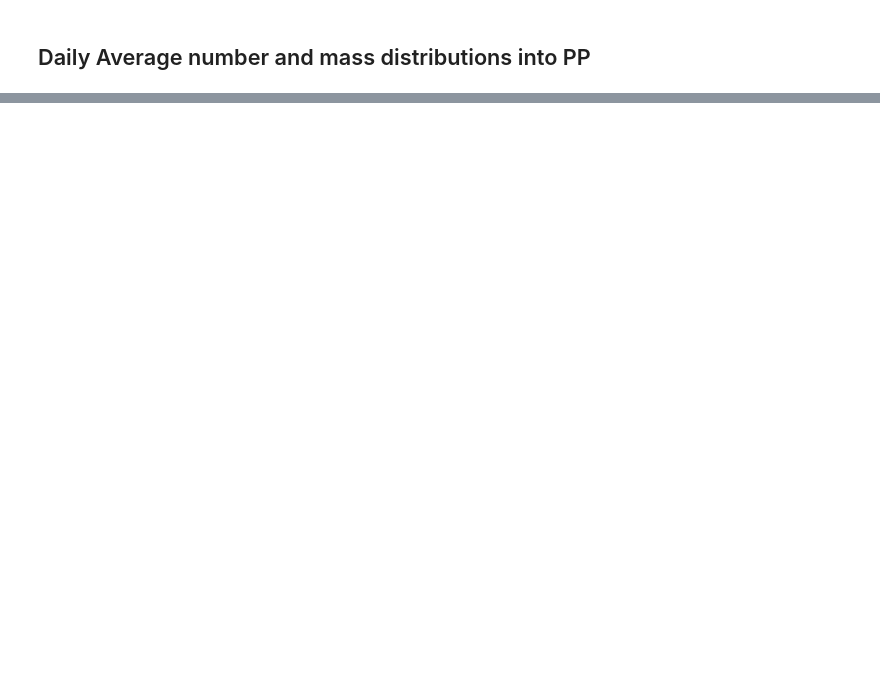
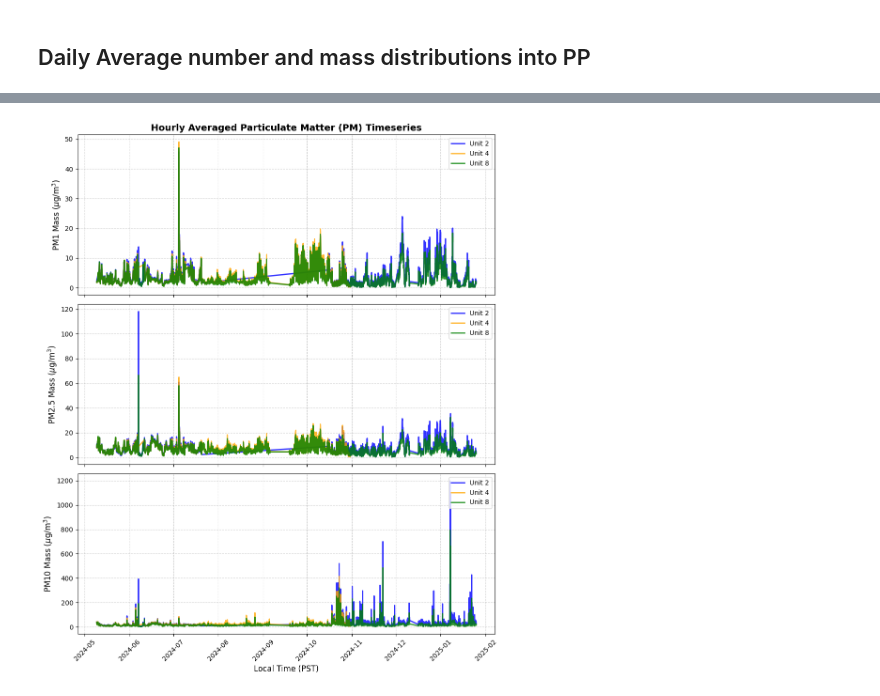
Before and after one commit to georgia-rg/opc_analysis, a Jupyter notebook: opc_analysis.ipynb, the cells around one changed output, grey strips where cells are left out. Cells and saved outputs as stored; diff of their text form; code cells hidden in the pictures; blank space fills up the shorter version.

```diff
--- a/opc_analysis.ipynb
+++ b/opc_analysis.ipynb
@@ -139,0 +144,90 @@ Presentation generated successfully! Saved ONLY to: C:\Users\GeorgiaRg\Documents
+# %%
+# Put the dataframes into a dictionary for easy iteration
+units_data = {
+    'Unit 2': df_unit2,
+    'Unit 4': df_unit4,
+    'Unit 8': df_unit8
+}
+
+# Dictionaries to store the hourly averaged PM timeseries
+pm1_hourly = {}
+pm25_hourly = {}
+pm10_hourly = {}
+
+for unit_name, df in units_data.items():
+    if 'local_time_pst' in df.columns:
+        df_temp = df.set_index('local_time_pst')
+    else:
+        df_temp = df.copy()
+
+    df_temp.index = pd.to_datetime(df_temp.index)
+
+    # Extract bin boundaries (Dp)
+    dp_boundaries = np.array([float(col) for col in df_temp.columns])
+
+    last_ratio = dp_boundaries[-1] / dp_boundaries[-2]
+    dp_upper = np.append(dp_boundaries[1:], dp_boundaries[-1] * last_ratio)
+    dp_lower = dp_boundaries
+    dp_geo_mean = np.sqrt(dp_lower * dp_upper)
+
+    # Raw counts (dN) for each bin
+    raw_counts = df_temp.values
+
+    # Calculate dM for each bin
+    dM = raw_counts * (np.pi / 6) * (dp_geo_mean**3) * 1e-9 * 1.0
+    df_dM = pd.DataFrame(dM, columns=dp_boundaries, index=df_temp.index)
+
+    # Masks for PM1, PM2.5, PM10
+    mask_pm1 = dp_upper <= 1000
+    mask_pm25 = dp_upper <= 2500
+    mask_pm10 = dp_upper <= 10000
+
+    # Calculate raw sums for each timestep
+    # We replace 0 with np.nan here so that missing data doesn't artificially lower the hourly mean.
+    pm1_raw = df_dM.loc[:, mask_pm1].sum(axis=1).replace(0, np.nan)
+    pm25_raw = df_dM.loc[:, mask_pm25].sum(axis=1).replace(0, np.nan)
+    pm10_raw = df_dM.loc[:, mask_pm10].sum(axis=1).replace(0, np.nan)
+
+    # Resample to HOURLY averages ('h' stands for hourly). NaNs are automatically ignored.
+    pm1_hourly[unit_name] = pm1_raw.resample('h').mean().dropna()
+    pm25_hourly[unit_name] = pm25_raw.resample('h').mean().dropna()
+    pm10_hourly[unit_name] = pm10_raw.resample('h').mean().dropna()
+
+
+# =========================================================
+# 3-Panel Plotting (Hourly Timeseries)
+# =========================================================
+
+fig, (ax1, ax2, ax3) = plt.subplots(3, 1, figsize=(10, 12), sharex=True)
+colors = {'Unit 2': 'blue', 'Unit 4': 'orange', 'Unit 8': 'green'}
+
+for unit_name in units_data.keys():
+    ax1.plot(pm1_hourly[unit_name].index, pm1_hourly[unit_name], label=unit_name, color=colors[unit_name], alpha=0.8, linewidth=2)
+    ax2.plot(pm25_hourly[unit_name].index, pm25_hourly[unit_name], label=unit_name, color=colors[unit_name], alpha=0.8, linewidth=2)
+    ax3.plot(pm10_hourly[unit_name].index, pm10_hourly[unit_name], label=unit_name, color=colors[unit_name], alpha=0.8, linewidth=2)
+
+# Format Top Panel
+ax1.set_ylabel(r'PM1 Mass ($\mu$g/m$^3$)', fontsize=12)
+ax1.set_title('Hourly Averaged Particulate Matter (PM) Timeseries', fontsize=14, fontweight='bold')
+ax1.legend(loc='upper right')
+ax1.grid(True, linestyle='--', alpha=0.6)
+
+# Format Middle Panel
+ax2.set_ylabel(r'PM2.5 Mass ($\mu$g/m$^3$)', fontsize=12)
+ax2.legend(loc='upper right')
+ax2.grid(True, linestyle='--', alpha=0.6)
+
+# Format Bottom Panel
+ax3.set_ylabel(r'PM10 Mass ($\mu$g/m$^3$)', fontsize=12)
+ax3.set_xlabel('Local Time (PST)', fontsize=12)
+ax3.legend(loc='upper right')
+ax3.grid(True, linestyle='--', alpha=0.6)
+
+plt.xticks(rotation=45)
+plt.tight_layout()
+
+# Save the timeseries plot
+ts_plot_path = os.path.join(output_dir, 'PM1_PM25_PM10_Hourly_Timeseries.png')
+plt.savefig(ts_plot_path, dpi=300)
+plt.show()
+# %% [output]
@@ -139,0 +236 @@ Presentation generated successfully! Saved ONLY to: C:\Users\GeorgiaRg\Documents
+[figure, added]
```
Also changed, not shown: parts of 7 cells of this notebook.
